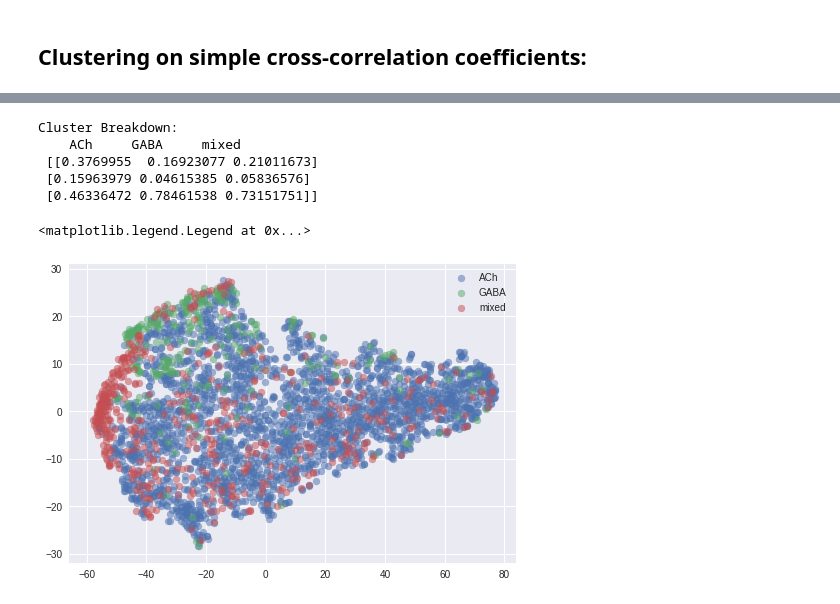
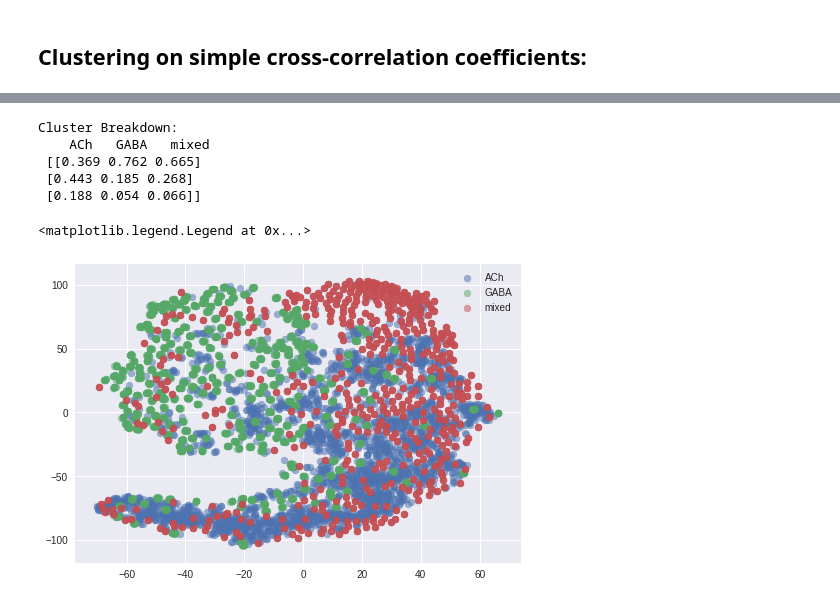
Before and after one commit to geoffder/python-analysis, a Jupyter notebook: cluster_notebook/conv1d_cluster_note.ipynb, the cells around one changed output, grey strips where cells are left out. Saved outputs shown, nothing was run; the diff lists cells and outputs as text; code cells hidden in the pictures.

Commit message:
Improvements to mini processing. GABA/Gly analysis

```diff
--- a/cluster_notebook/conv1d_cluster_note.ipynb
+++ b/cluster_notebook/conv1d_cluster_note.ipynb
@@ -295,0 +289,20 @@ DECAY:
+# %%
+medians_dict = {
+    metric: {
+        label_strs[i]: np.round(
+            np.median(values[labels == i], axis=0), decimals=5
+        )
+        for i in range(len(label_strs))
+    }
+    for metric, values in all_metrics.items()
+}
+
+print("RISE:")
+print("\t\ty0\ttau\tbias")
+for trans, exp_metrics in medians_dict["exp"].items():
+    print("\t%s:\t%.3f\t%.3f\t%.3f" % (trans, *exp_metrics[:3]))
+
+print("DECAY:")
+print("\t\ty0\ttau\tbias")
+for trans, exp_metrics in medians_dict["exp"].items():
+    print("\t%s:\t%.3f\t%.3f\t%.3f" % (trans, *exp_metrics[3:6]))
@@ -295,0 +322,9 @@ DECAY:
+# %%
+for i in np.unique(labels):
+    grp = all_metrics["exp"][labels == i]
+    plt.scatter(grp[:, 4], grp[:, 1], label=label_strs[i], alpha=.5)
+plt.legend()
+plt.ylabel("Rise Time (ms)")
+plt.xlabel("Decay Time (ms)")
+plt.ylim(0, 50)
+plt.xlim(0, 100)
@@ -319,10 +355,11 @@ DECAY (pts):
 # %% [markdown]
 ## Linear Rise vs Decay scatter:
 # %%
-for label in np.unique(labels):
-    grp = time_metrics[labels == label]
-    plt.scatter(grp[:, 0], grp[:, 1], label=label_strs[label], alpha=.5)
+for i in np.unique(labels):
+    grp = all_metrics["time"][labels == i]
+    plt.scatter(grp[:, 1], grp[:, 0], label=label_strs[i], alpha=.5)
 plt.legend()
-plt.xlabel("Rise Time (pts)")
-plt.ylabel("Decay Time (pts)")
+plt.ylabel("Rise Time (pts)")
+plt.xlabel("Decay Time (pts)")
+plt.ylim(0, 40)
 # %% [output]
@@ -380,28 +420,31 @@ plt.grid(False)
 # %%
 centres, clusters, _ = clorch.hard_kmeans(torch.from_numpy(corrmat), 3)
 centres, clusters = centres.cpu().numpy(), clusters.cpu().numpy()
 counts, ratios = clorch.cluster_counts(clusters, labels)
 
-print("Cluster Breakdown:\n    "+(' '*5).join(label_strs)+'\n', ratios)
+print(
+    "Cluster Breakdown:\n    "+(' '*3).join(label_strs)+'\n',
+    np.round(ratios, decimals=3)
+)
 
 # reduce dimensionality for display using t-SNE
 reduced_centres = TSNE(
     n_components=2, perplexity=60, learning_rate=400, n_iter=1000
 ).fit_transform(np.concatenate([corrmat, centres], axis=0))
 # split samples and centres
 reduced = reduced_centres[:-centres.shape[0], :]
 centres = reduced_centres[-centres.shape[0]:, :]
 del reduced_centres
 
 for label in np.unique(labels):
     grp = reduced[labels == label]
     plt.scatter(grp[:, 0], grp[:, 1], label=label_strs[label], alpha=.5)
 plt.legend()
 # %% [output]
 Cluster Breakdown:
-    ACh     GABA     mixed
- [[0.3769955  0.16923077 0.21011673]
- [0.15963979 0.04615385 0.05836576]
- [0.46336472 0.78461538 0.73151751]]
+    ACh   GABA   mixed
+ [[0.369 0.762 0.665]
+ [0.443 0.185 0.268]
+ [0.188 0.054 0.066]]
 <matplotlib.legend.Legend at 0x...>
-[figure, old version]
+[figure, new version]
```
Also changed, not shown: parts of 18 cells of this notebook, 4 other files.
